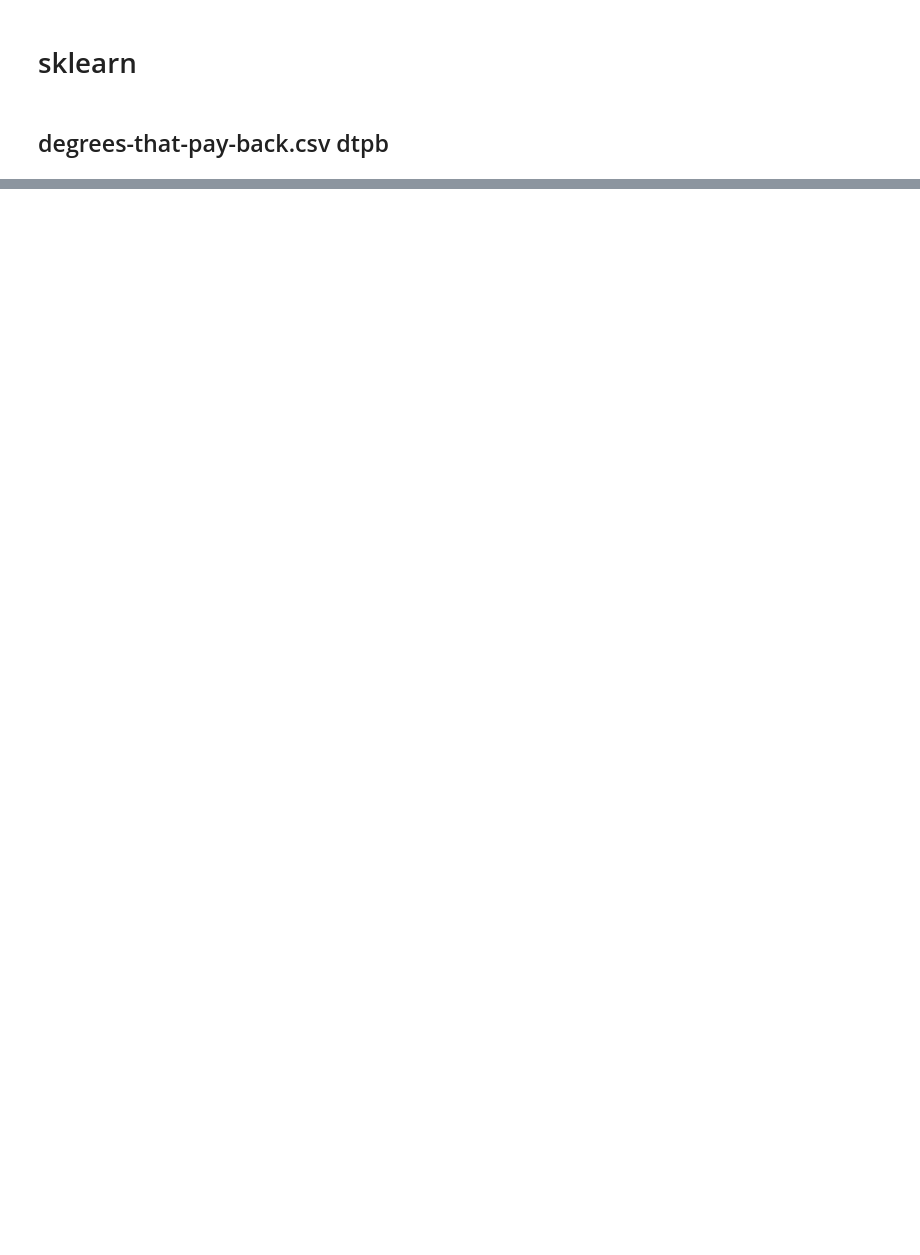
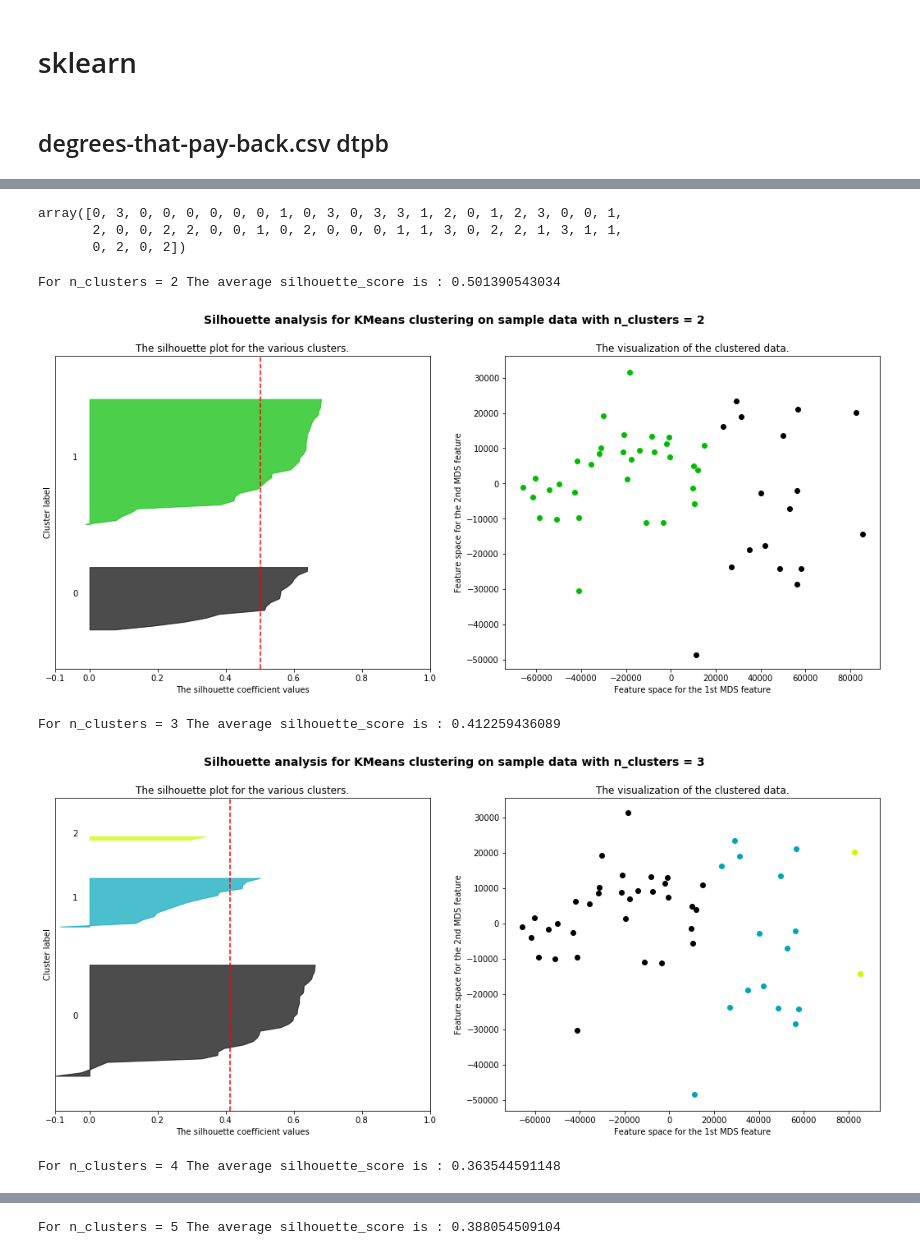
Before and after one commit to swqs1989/CS548, a Jupyter notebook: Project4/Proj4_preprocessing.ipynb, the cells around one changed output, grey strips where cells are left out. Drawn from its saved outputs; the diff is of its cells as text; code cells hidden in the pictures; blank space fills up the shorter version.

```diff
--- a/Project4/Proj4_preprocessing.ipynb
+++ b/Project4/Proj4_preprocessing.ipynb
@@ -104,0 +424,4 @@ sbr.describe()
+# %%
+dtpb.head()
+dtpb_major = dtpb["Major"]
+dtpb = dtpb.drop("Major", axis=1)
@@ -142,0 +702,18 @@ dtpb.describe()
+# %%
+ndtpbk_pred
+# %% [output]
+array([0, 3, 0, 0, 0, 0, 0, 0, 1, 0, 3, 0, 3, 3, 1, 2, 0, 1, 2, 3, 0, 0, 1,
+       2, 0, 0, 2, 2, 0, 0, 1, 0, 2, 0, 0, 0, 1, 1, 3, 0, 2, 2, 1, 3, 1, 1,
+       0, 2, 0, 2])
+# %%
+range_n_clusters = [2, 3, 4, 5]
+X = dtpb.iloc[:, 1:]
+# “euclidean”, “l1”, “l2”, “manhattan”, “cosine”
+# “ward”, “complete”, “average”
+silhouetteforac(X, range_n_clusters, "manhattan", "complete")
+# %% [output]
+For n_clusters = 2 The average silhouette_score is : 0.501390543034
+[figure, added]
+For n_clusters = 3 The average silhouette_score is : 0.412259436089
+[figure, added]
+For n_clusters = 4 The average silhouette_score is : 0.363544591148
@@ -142,0 +721 @@ dtpb.describe()
+For n_clusters = 5 The average silhouette_score is : 0.388054509104
```
Also changed, not shown: parts of 64 cells of this notebook, 29 other files.
